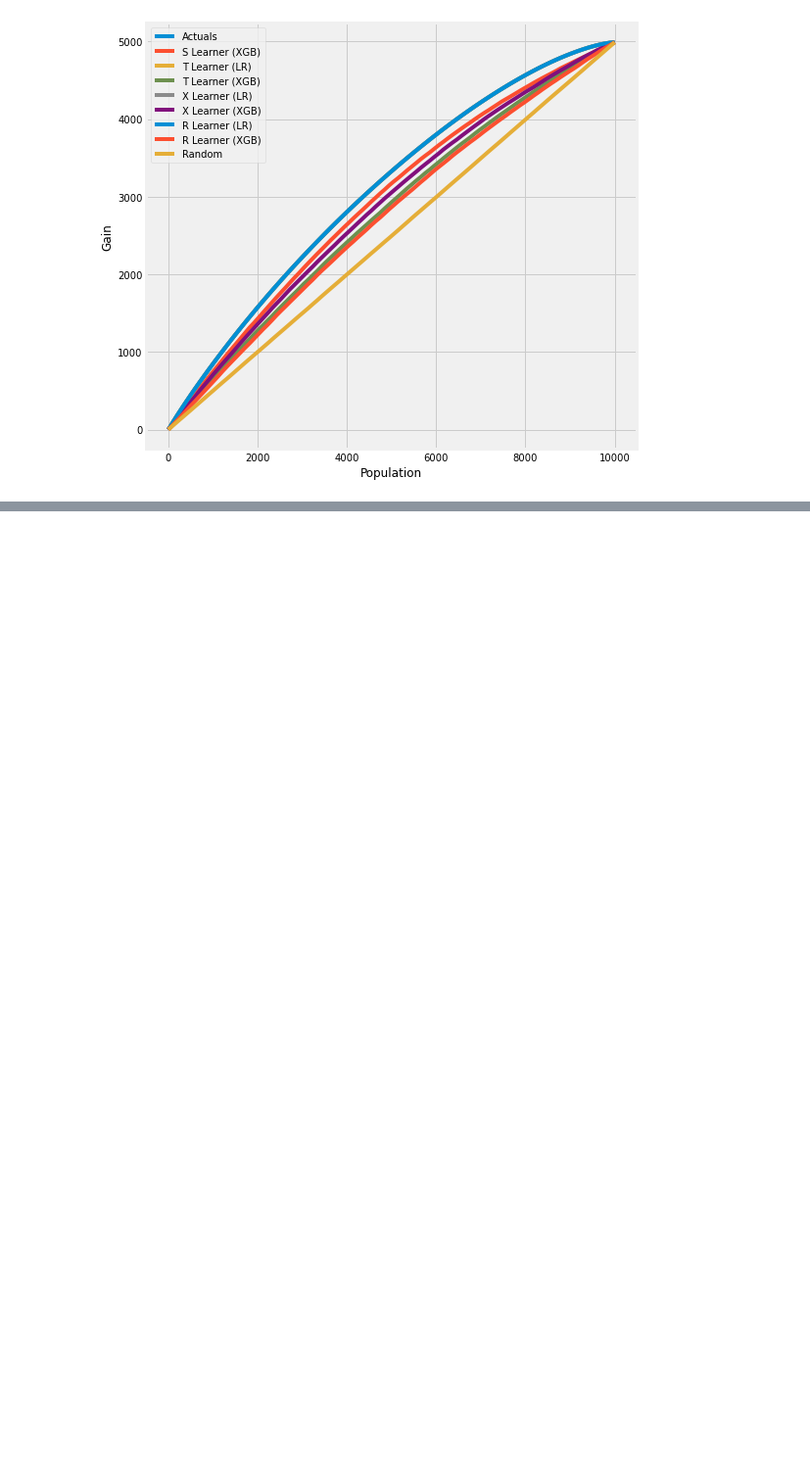
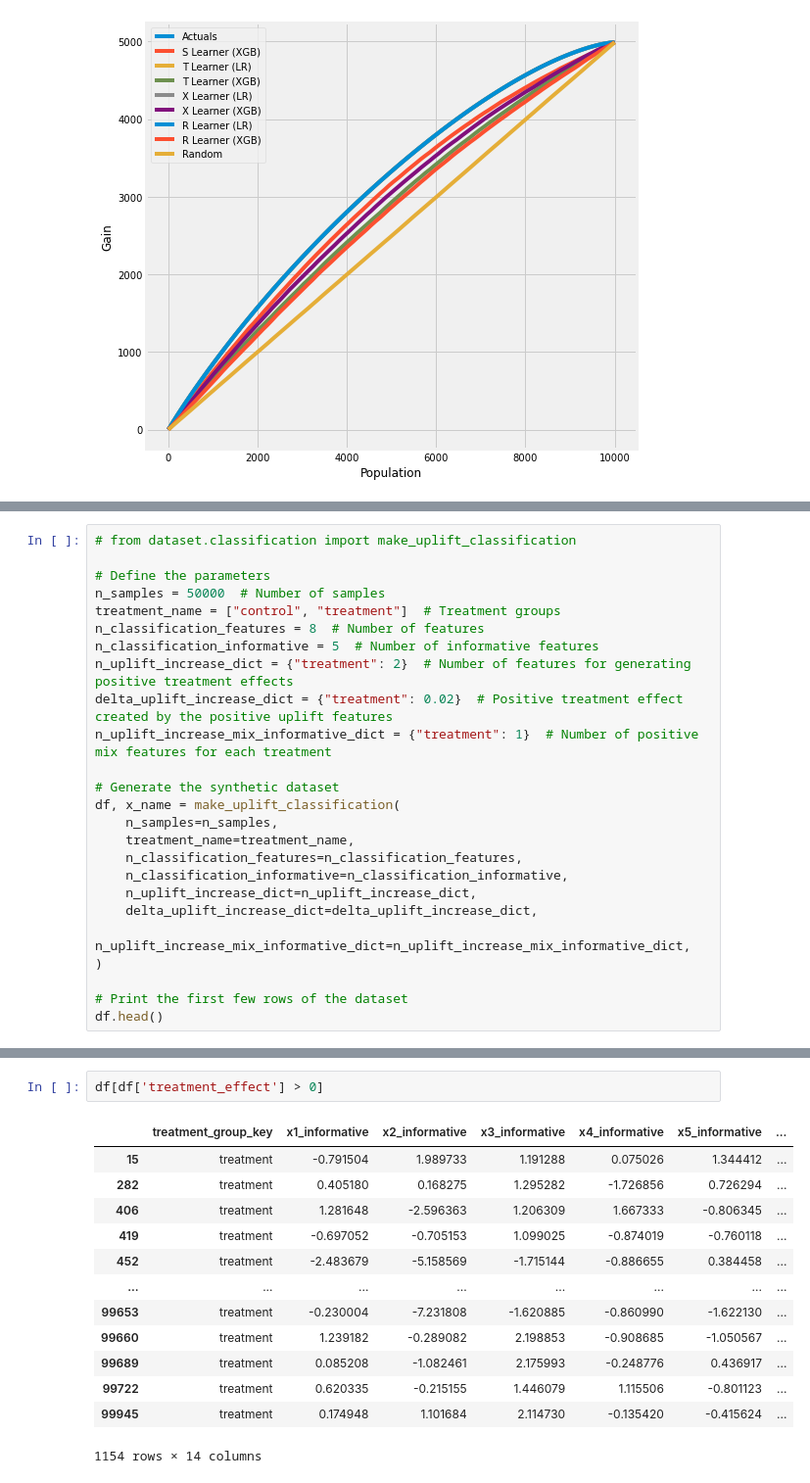
Before and after one commit to matanma/causalml, a Jupyter notebook: docs/examples/meta_learners_with_synthetic_data.ipynb, the cells around one changed output, grey strips where cells are left out. Shown at 98% size. Saved outputs shown, nothing was run; the diff lists cells and outputs as text; blank space fills up the shorter version.

```diff
--- a/docs/examples/meta_learners_with_synthetic_data.ipynb
+++ b/docs/examples/meta_learners_with_synthetic_data.ipynb
@@ -351,0 +484,25 @@ get_synthetic_auuc(valid_preds, drop_learners=['S Learner (LR)'])
+# %%
+# from dataset.classification import make_uplift_classification
+
+# Define the parameters
+n_samples = 50000  # Number of samples
+treatment_name = ["control", "treatment"]  # Treatment groups
+n_classification_features = 8  # Number of features
+n_classification_informative = 5  # Number of informative features
+n_uplift_increase_dict = {"treatment": 2}  # Number of features for generating positive treatment effects
+delta_uplift_increase_dict = {"treatment": 0.02}  # Positive treatment effect created by the positive uplift features
+n_uplift_increase_mix_informative_dict = {"treatment": 1}  # Number of positive mix features for each treatment
+
+# Generate the synthetic dataset
+df, x_name = make_uplift_classification(
+    n_samples=n_samples,
+    treatment_name=treatment_name,
+    n_classification_features=n_classification_features,
+    n_classification_informative=n_classification_informative,
+    n_uplift_increase_dict=n_uplift_increase_dict,
+    delta_uplift_increase_dict=delta_uplift_increase_dict,
+    n_uplift_increase_mix_informative_dict=n_uplift_increase_mix_informative_dict,
+)
+
+# Print the first few rows of the dataset
+df.head()
@@ -351,0 +516,16 @@ get_synthetic_auuc(valid_preds, drop_learners=['S Learner (LR)'])
+# %%
+df[df['treatment_effect'] > 0]
+# %% [output]
+|  | treatment_group_key | x1_informative | x2_informative | x3_informative | x4_informative | x5_informative | ... |
+| 15 | treatment | -0.791504 | 1.989733 | 1.191288 | 0.075026 | 1.344412 | ... |
+| 282 | treatment | 0.405180 | 0.168275 | 1.295282 | -1.726856 | 0.726294 | ... |
+| 406 | treatment | 1.281648 | -2.596363 | 1.206309 | 1.667333 | -0.806345 | ... |
+| 419 | treatment | -0.697052 | -0.705153 | 1.099025 | -0.874019 | -0.760118 | ... |
+| 452 | treatment | -2.483679 | -5.158569 | -1.715144 | -0.886655 | 0.384458 | ... |
+| ... | ... | ... | ... | ... | ... | ... | ... |
+| 99653 | treatment | -0.230004 | -7.231808 | -1.620885 | -0.860990 | -1.622130 | ... |
+| 99660 | treatment | 1.239182 | -0.289082 | 2.198853 | -0.908685 | -1.050567 | ... |
+| 99689 | treatment | 0.085208 | -1.082461 | 2.175993 | -0.248776 | 0.436917 | ... |
+| 99722 | treatment | 0.620335 | -0.215155 | 1.446079 | 1.115506 | -0.801123 | ... |
+| 99945 | treatment | 0.174948 | 1.101684 | 2.114730 | -0.135420 | -0.415624 | ... |
+1154 rows × 14 columns
```
Also changed, not shown: parts of 33 cells of this notebook, 4 other files.
